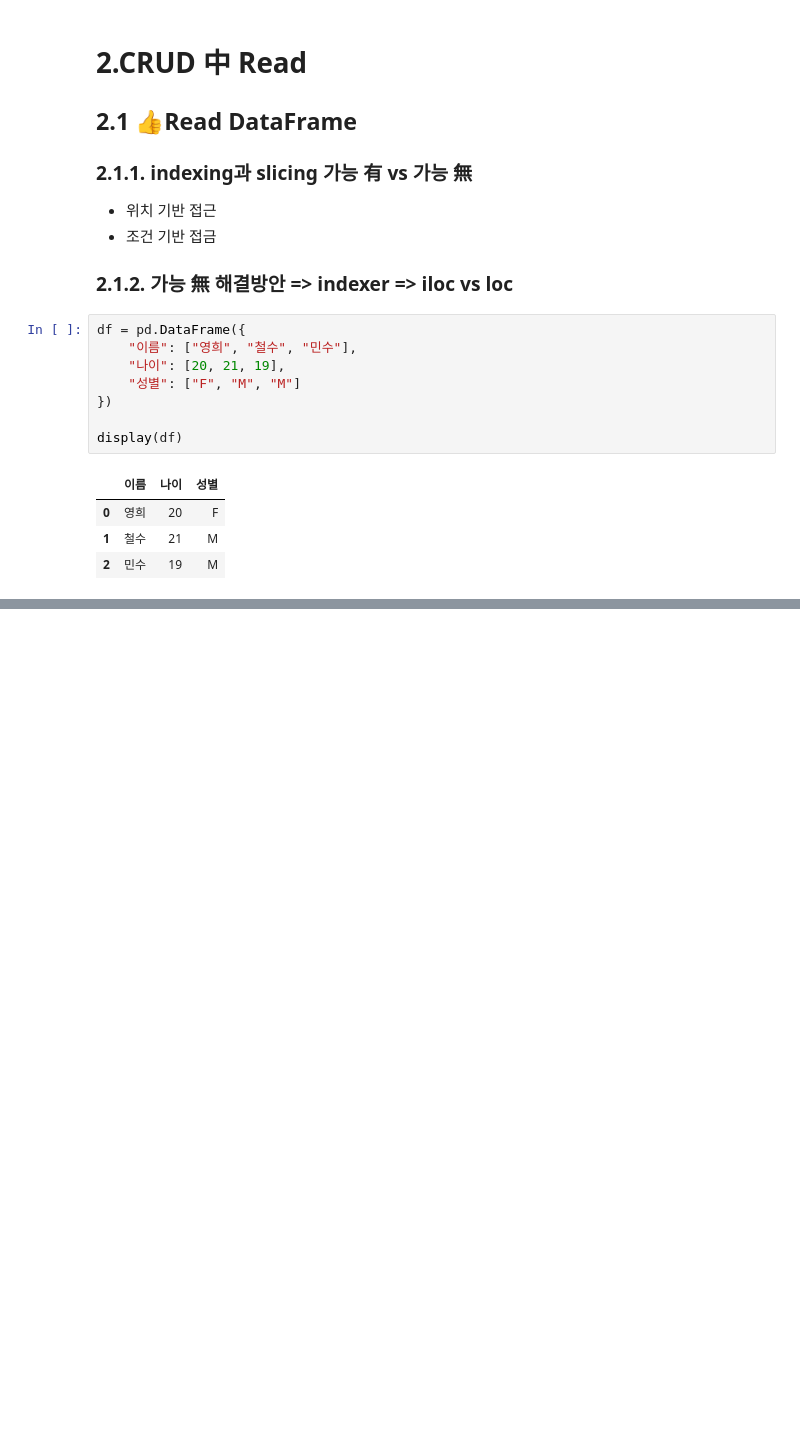
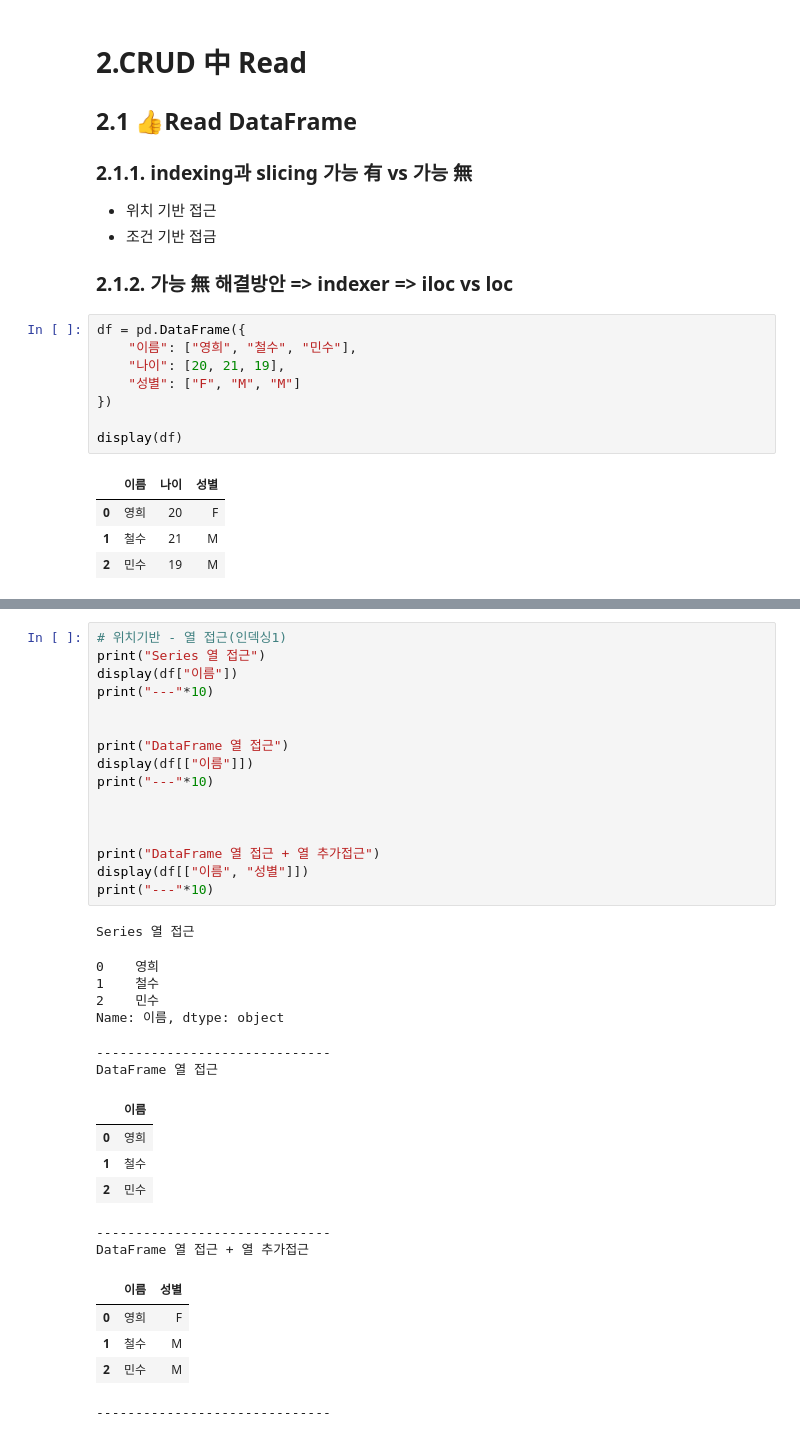
Before and after one commit to positivemultiplier/LG_DX_SCHOOL, a Jupyter notebook: 01_Foundation/python_lib/20250717_보충준비.ipynb, the cells around one changed output, grey strips where cells are left out. Cells and saved outputs as stored; diff of their text form; blank space fills up the shorter version.

```diff
--- a/01_Foundation/python_lib/20250717_보충준비.ipynb
+++ b/01_Foundation/python_lib/20250717_보충준비.ipynb
@@ -141,0 +208,35 @@ df.loc[0:2, "이름": "성별"]  # loc는 라벨 기반 접근
+# %%
+# 위치기반 - 열 접근(인덱싱1)
+print("Series 열 접근")
+display(df["이름"])
+print("---"*10)
+
+
+print("DataFrame 열 접근")
+display(df[["이름"]])
+print("---"*10)
+
+
+
+print("DataFrame 열 접근 + 열 추가접근")
+display(df[["이름", "성별"]])
+print("---"*10)
+# %% [output]
+Series 열 접근
+0    영희
+1    철수
+2    민수
+Name: 이름, dtype: object
+------------------------------
+DataFrame 열 접근
+|  | 이름 |
+| 0 | 영희 |
+| 1 | 철수 |
+| 2 | 민수 |
+------------------------------
+DataFrame 열 접근 + 열 추가접근
+|  | 이름 | 성별 |
+| 0 | 영희 | F |
+| 1 | 철수 | M |
+| 2 | 민수 | M |
+------------------------------
```
Also changed, not shown: parts of 1 cell of this notebook, 7 other files.
